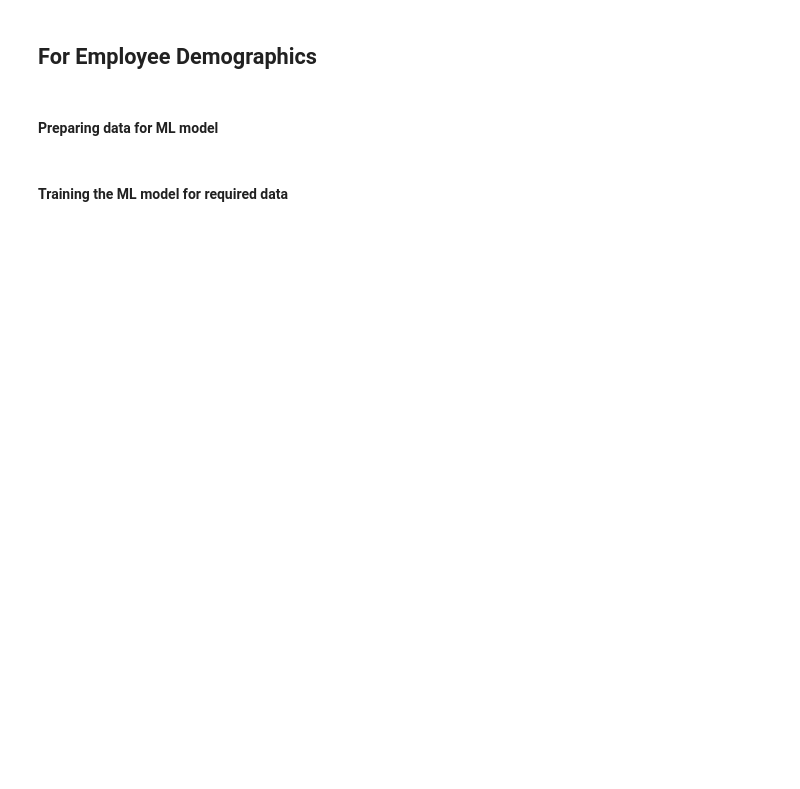
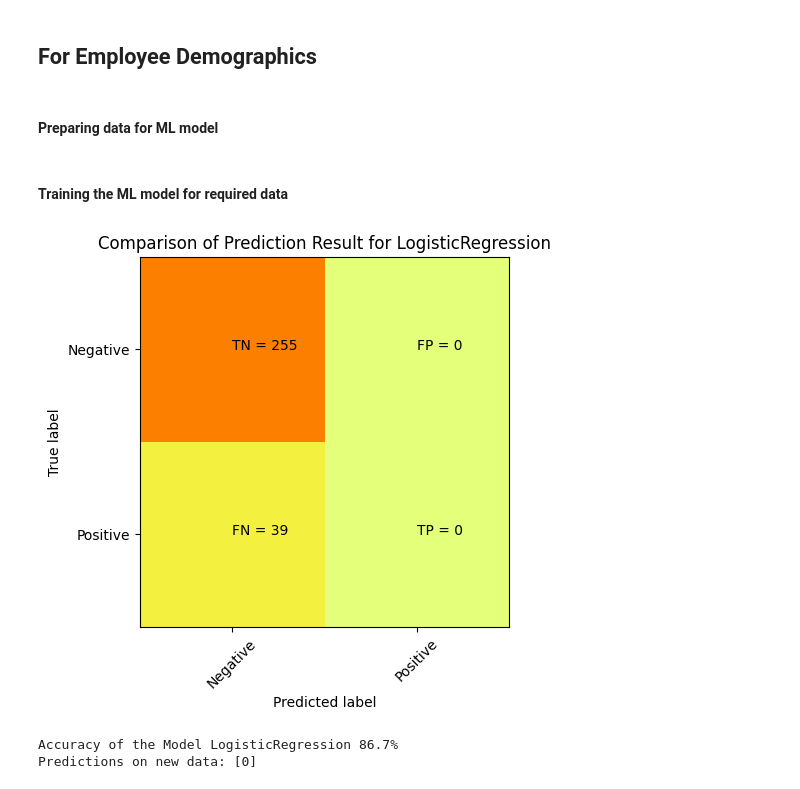
Before and after one commit to RamanRajSingh/Semester, a Jupyter notebook: Workforce_attrition_Prediction copy.ipynb, the cells around one changed output. Cells and saved outputs as stored; diff of their text form; code cells hidden in the pictures; blank space fills up the shorter version.

```diff
--- a/Workforce_attrition_Prediction copy.ipynb
+++ b/Workforce_attrition_Prediction copy.ipynb
@@ -285,13 +402,17 @@ A_train, A_test, B_train, B_test = train_test_split(A,B,test_size =0.2,random_st
 # %%
 # Model to be used for prediction LogisticRegression with accuracy 89.5%
 from sklearn.linear_model import SGDClassifier, LogisticRegression #Import packages related to Model
 Model = "LogisticRegression"
 model=LogisticRegression()
 
 train_test_ml_model(A_train,B_train,A_test,Model)
 # making prediction on new data
-new_data = [[28, 1, 0]]  # Data Age	Gender	MaritalStatus
+new_data = [[36, 0, 1]]  # Data Age	Gender	MaritalStatus
 new_predictions = model.predict(new_data)
 print("Predictions on new data:", new_predictions)
+# %% [output]
+[figure, added]
+Accuracy of the Model LogisticRegression 86.7%
+Predictions on new data: [0]
 # %%
 A
```
Also changed, not shown: parts of 23 cells of this notebook, 6 other files.
